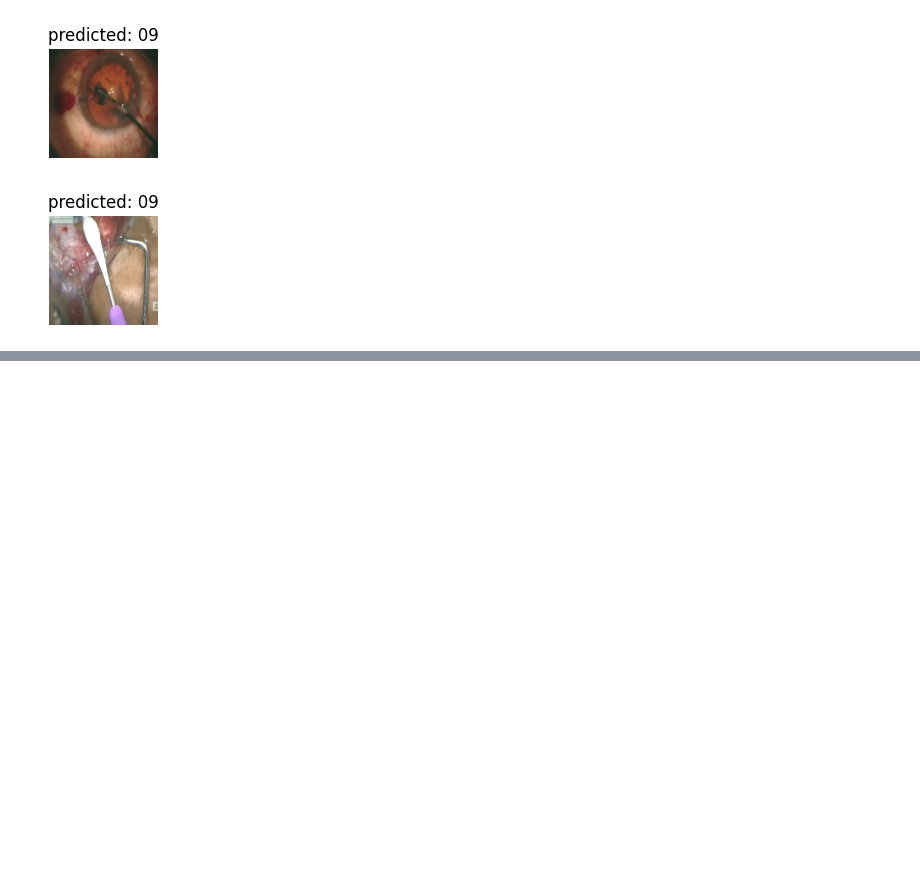
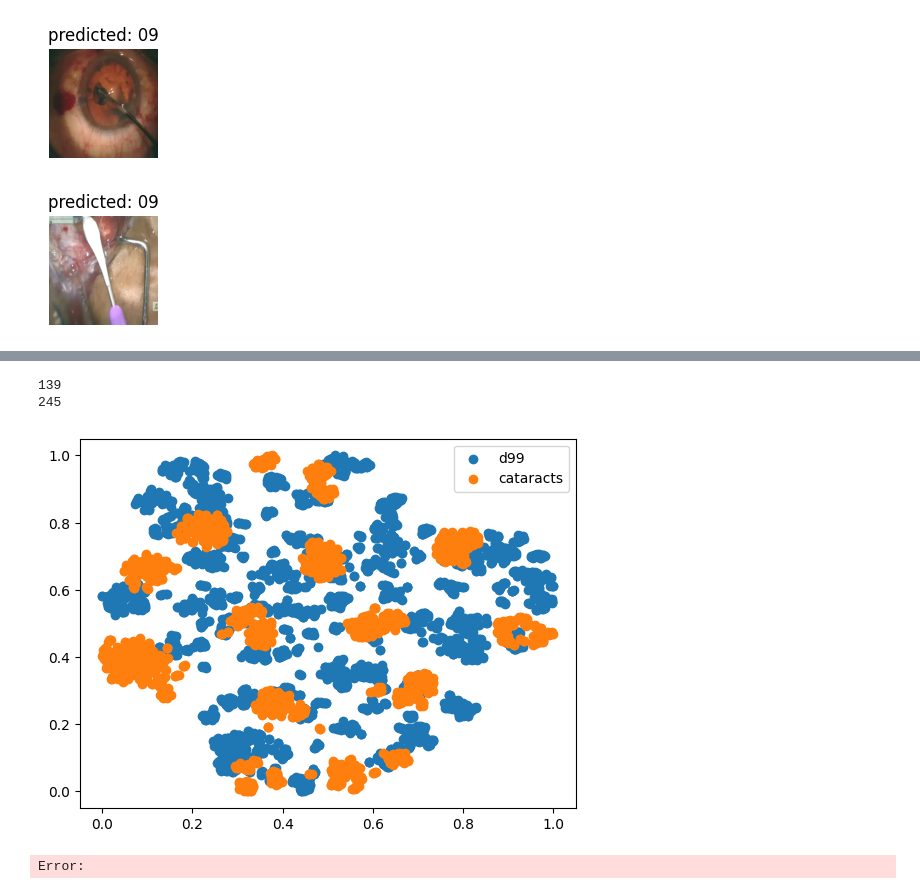
Before and after one commit to JayParanjape/Barlow-Adaptor, a Jupyter notebook: scratchpad.ipynb, the cells around one changed output, grey strips where cells are left out. Cells and saved outputs as stored; diff of their text form; code cells hidden in the pictures; blank space fills up the shorter version.

```diff
--- a/scratchpad.ipynb
+++ b/scratchpad.ipynb
@@ -227,0 +826,9 @@ visualize_model(model, test_data, class_names)
+# %%
+so_model_path = '/home/ubuntu/Desktop/Domain_Adaptation_Project/repos/mycode2/model_r18_trained_on_d99.pth'
+so_model_path = '/home/ubuntu/Desktop/Domain_Adaptation_Project/repos/mycode2/model_r18_trained_on_final_cataracts_only.pth'
+
+model_r18 = models.resnet18(pretrained=False)
+num_ftrs = model_r18.fc.in_features
+model_r18.fc = nn.Identity()
+model_r18.load_state_dict(torch.load(so_model_path),strict=False)
+so_model = model_r18
@@ -227,0 +936,7 @@ visualize_model(model, test_data, class_names)
+# %%
+show_tsne(so_model, True)
+# %% [output]
+139
+245
+[figure, added]
+Error:
```
Also changed, not shown: parts of 53 cells of this notebook, 4 other files.
